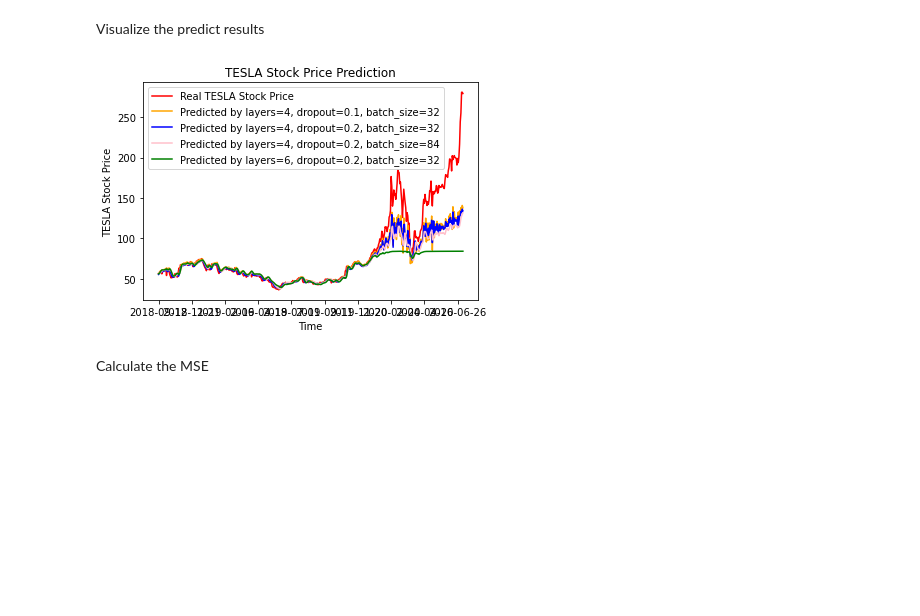
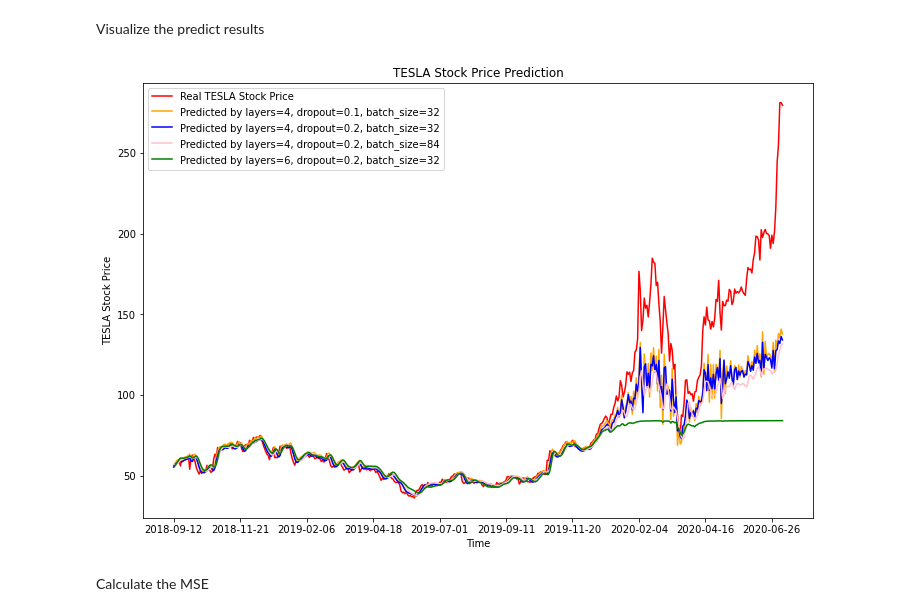
Before and after one commit to kurononyan/My6103Work, a Jupyter notebook: 6289/HW3_Nie_Yi.ipynb, the cells around one changed output. Saved outputs shown, nothing was run; the diff lists cells and outputs as text; code cells hidden in the pictures; blank space fills up the shorter version.

```diff
--- a/6289/HW3_Nie_Yi.ipynb
+++ b/6289/HW3_Nie_Yi.ipynb
@@ -285,19 +285,20 @@ predicted_stock_price_lag1_4_batch = sc.inverse_transform(predicted_stock_price_
 # %% [markdown]
 Visualize the predict results
 # %%
+fig = plt.figure(figsize=(12,8))
 plt.plot(df.loc[800:, 'Date'],dataset_test.values, color = 'red', label = 'Real TESLA Stock Price')
 plt.plot(df.loc[800:, 'Date'],predicted_stock_price_lag1_4_drop, color = 'orange', label = 'Predicted by layers=4, dropout=0.1, batch_size=32')
 plt.plot(df.loc[800:, 'Date'],predicted_stock_price_lag1_4, color = 'blue', label = 'Predicted by layers=4, dropout=0.2, batch_size=32')
 plt.plot(df.loc[800:, 'Date'],predicted_stock_price_lag1_4_batch, color = 'pink', label = 'Predicted by layers=4, dropout=0.2, batch_size=84')
 plt.plot(df.loc[800:, 'Date'],predicted_stock_price_lag1_6, color = 'green', label = 'Predicted by layers=6, dropout=0.2, batch_size=32')
 plt.xticks(np.arange(0,459,50))
 plt.title('TESLA Stock Price Prediction')
 plt.xlabel('Time')
 plt.ylabel('TESLA Stock Price')
 plt.legend()
 plt.show()
 # %% [output]
-[figure, old version]
+[figure, new version]
 # %% [markdown]
 Calculate the MSE
 # %%
```
Also changed, not shown: parts of 8 cells of this notebook.
